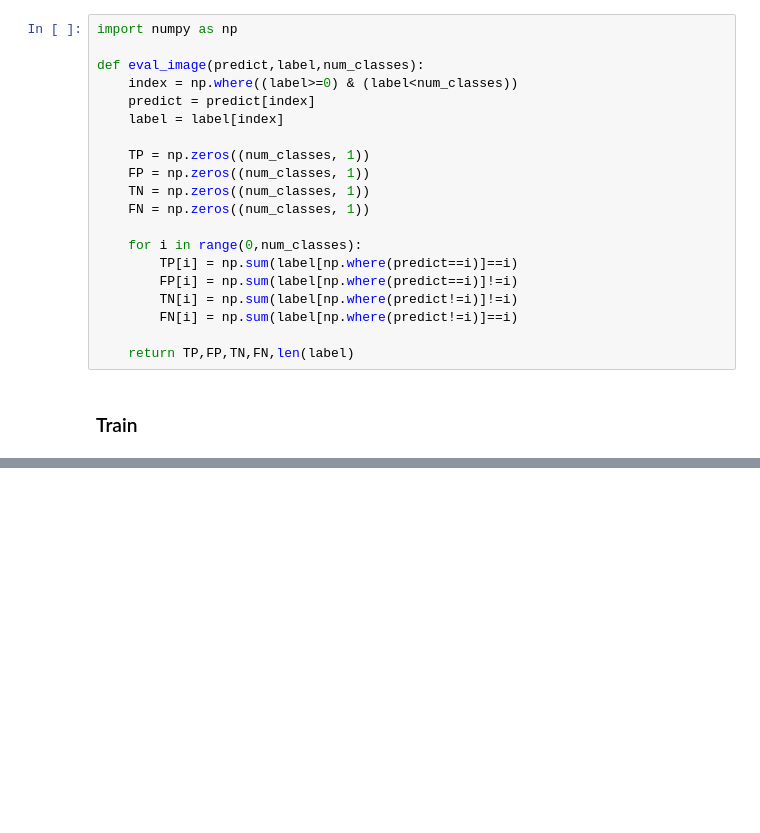
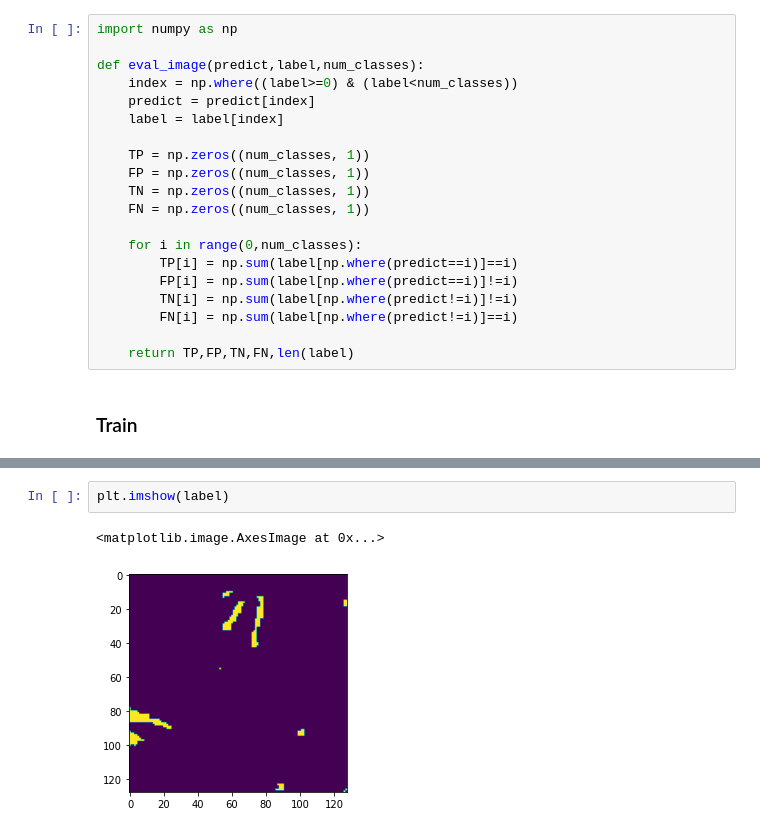
Before and after one commit to ryali93/lanslide4sat_pl, a Jupyter notebook: base.ipynb, the cells around one changed output, grey strips where cells are left out. Saved outputs shown, nothing was run; the diff lists cells and outputs as text; blank space fills up the shorter version.

```diff
--- a/base.ipynb
+++ b/base.ipynb
@@ -404,0 +558,5 @@ main()
+# %%
+plt.imshow(label)
+# %% [output]
+<matplotlib.image.AxesImage at 0x...>
+[figure, added]
```
Also changed, not shown: parts of 15 cells of this notebook, 1 other file.
